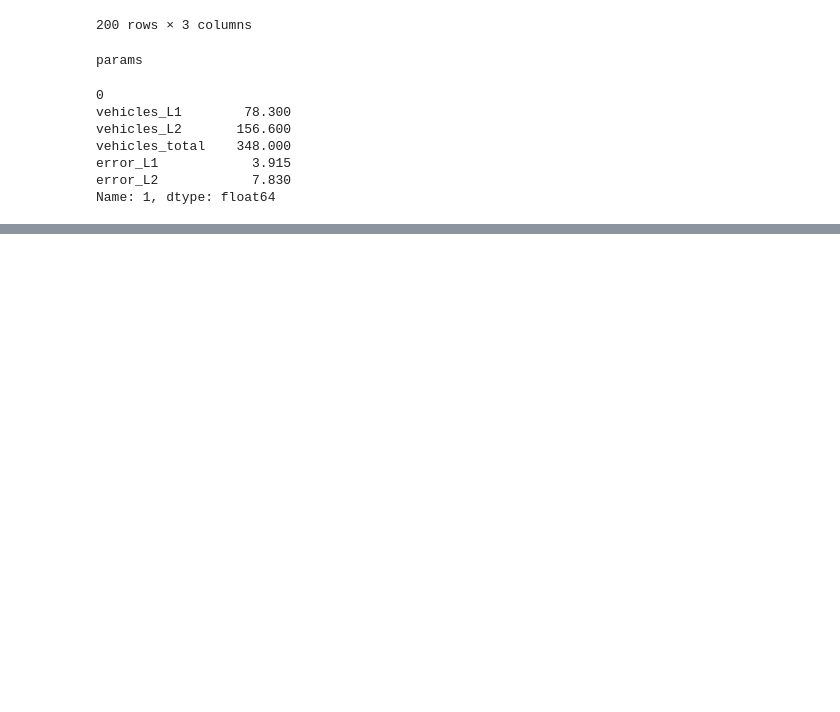
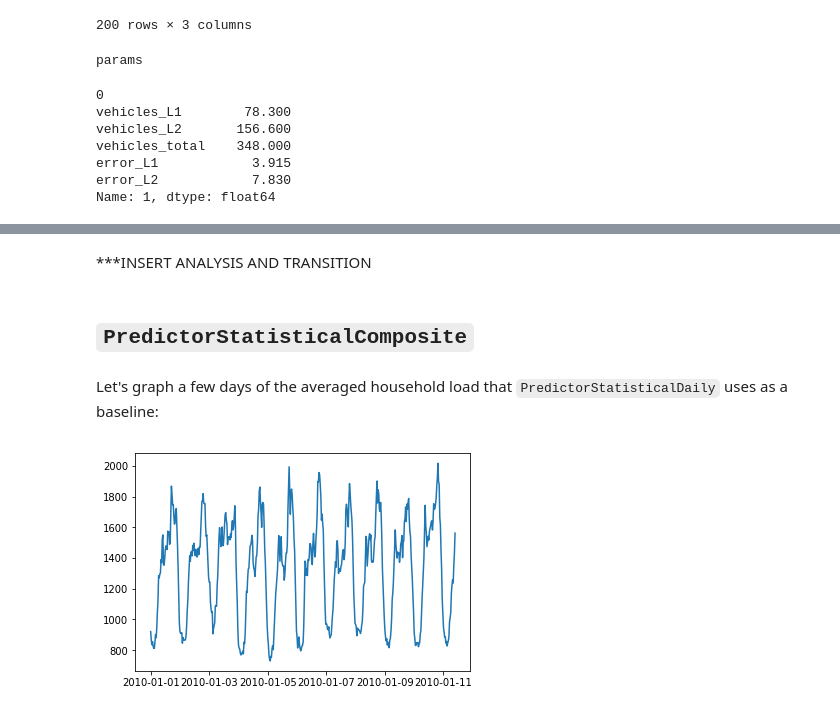
Before and after one commit to GabrielKS/EV_Load_Disambiguation, a Jupyter notebook: EV Load Disambiguation Demo.ipynb, the cells around one changed output, grey strips where cells are left out. Cells and saved outputs as stored; diff of their text form; code cells hidden in the pictures; blank space fills up the shorter version.

```diff
--- a/EV Load Disambiguation Demo.ipynb
+++ b/EV Load Disambiguation Demo.ipynb
@@ -152,0 +268,11 @@ class Predictor(ABC):
+# %% [markdown]
+***INSERT ANALYSIS AND TRANSITION
+# %% [markdown]
+## `PredictorStatisticalComposite`
+# %% [markdown]
+Let's graph a few days of the averaged household load that `PredictorStatisticalDaily` uses as a baseline:
+# %%
+import visualize_output
+visualize_output.averages()
+# %% [output]
+[figure, added]
```
Also changed, not shown: parts of 38 cells of this notebook, 6 other files.
